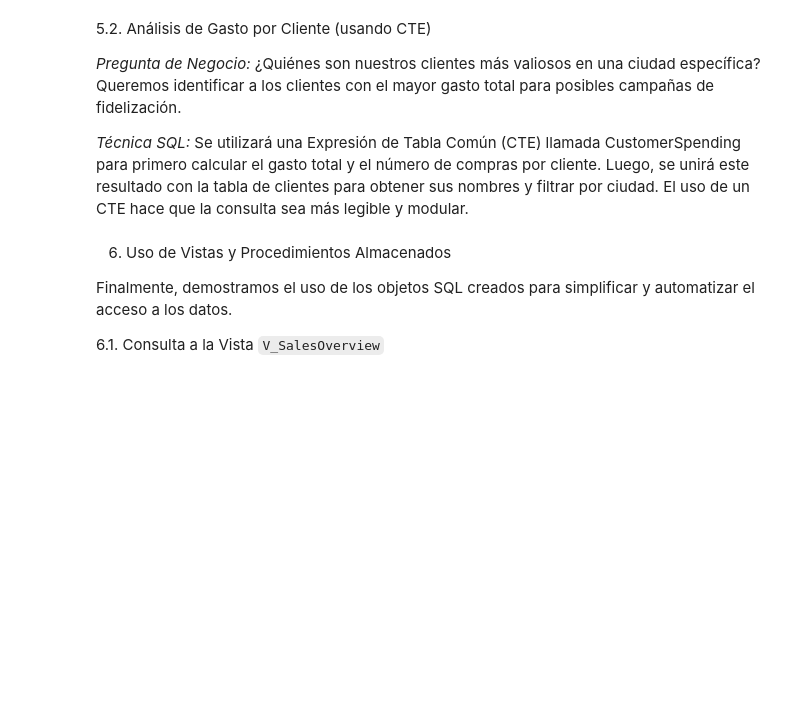
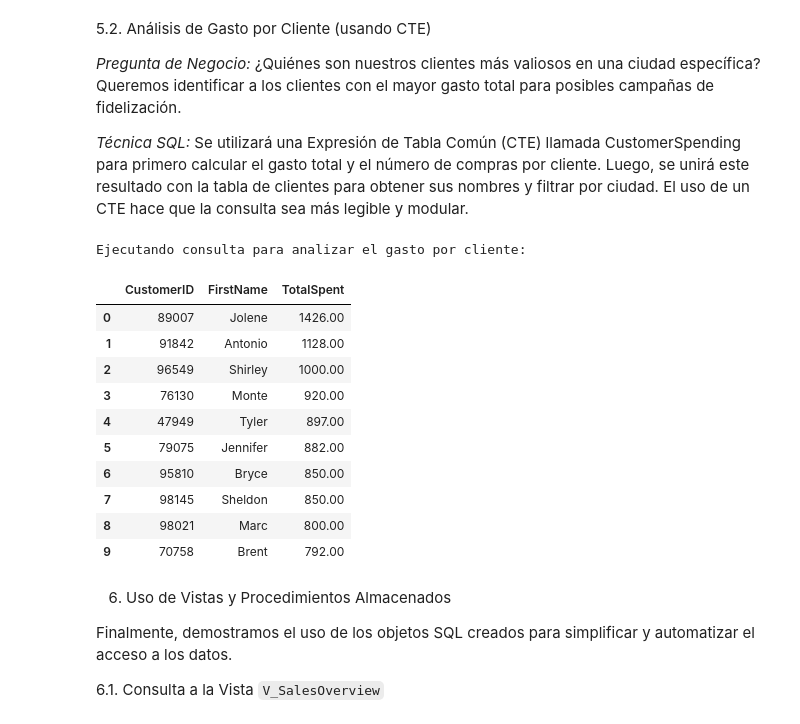
Before and after one commit to juanxmartel/AccentureData, a Jupyter notebook: notebook.ipynb, the cells around one changed output. Cells and saved outputs as stored; diff of their text form; code cells hidden in the pictures; blank space fills up the shorter version.

Commit message:
Notebook & refactor database conector
Cambios pequeños en el conector de base de datos y creacion del notebook

```diff
--- a/notebook.ipynb
+++ b/notebook.ipynb
@@ -100,32 +150,35 @@ display(df_builder_result)
 
 *Técnica SQL:* Se utilizará una Expresión de Tabla Común (CTE) llamada CustomerSpending para primero calcular el gasto total y el número de compras por cliente. Luego, se unirá este resultado con la tabla de clientes para obtener sus nombres y filtrar por ciudad. El uso de un CTE hace que la consulta sea más legible y modular.
 # %%
+from src.database.db_connector import DatabaseConnector
+db = DatabaseConnector()
 query_customer_spending = """
-    WITH CustomerSpending AS (
-        SELECT
-            CustomerID,
-            SUM(TotalPrice) AS TotalSpent,
-            COUNT(SalesID) AS NumberOfPurchases
-        FROM sales
-        GROUP BY CustomerID
-    )
-    SELECT
-        c.CustomerID,
-        c.FirstName,
-        c.LastName,
-        cs.TotalSpent,
-        cs.NumberOfPurchases
-    FROM customers c
-    JOIN CustomerSpending cs ON c.CustomerID = cs.CustomerID
-    WHERE c.CityID = 1 -- Filtramos por una ciudad de ejemplo
-    ORDER BY cs.TotalSpent DESC
-    LIMIT 10; -- Mostramos el top 10
-"""
+        WITH CustomerSpending AS (
+            SELECT CustomerID, SUM(TotalPrice) AS TotalSpent
+            FROM sales GROUP BY CustomerID
+        )
+        SELECT c.CustomerID, c.FirstName, cs.TotalSpent
+        FROM customers c JOIN CustomerSpending cs ON c.CustomerID = cs.CustomerID
+        WHERE c.CityID = 1 ORDER BY cs.TotalSpent DESC LIMIT 10;
+    """
 
 print("Ejecutando consulta para analizar el gasto por cliente:")
 df_customer_spending = db.run_query(query_customer_spending)
 
 display(df_customer_spending)
+# %% [output]
+Ejecutando consulta para analizar el gasto por cliente:
+|  | CustomerID | FirstName | TotalSpent |
+| 0 | 89007 | Jolene | 1426.00 |
+| 1 | 91842 | Antonio | 1128.00 |
+| 2 | 96549 | Shirley | 1000.00 |
+| 3 | 76130 | Monte | 920.00 |
+| 4 | 47949 | Tyler | 897.00 |
+| 5 | 79075 | Jennifer | 882.00 |
+| 6 | 95810 | Bryce | 850.00 |
+| 7 | 98145 | Sheldon | 850.00 |
+| 8 | 98021 | Marc | 800.00 |
+| 9 | 70758 | Brent | 792.00 |
 # %% [markdown]
 6. Uso de Vistas y Procedimientos Almacenados
 
```
Also changed, not shown: parts of 10 cells of this notebook, 3 other files.
